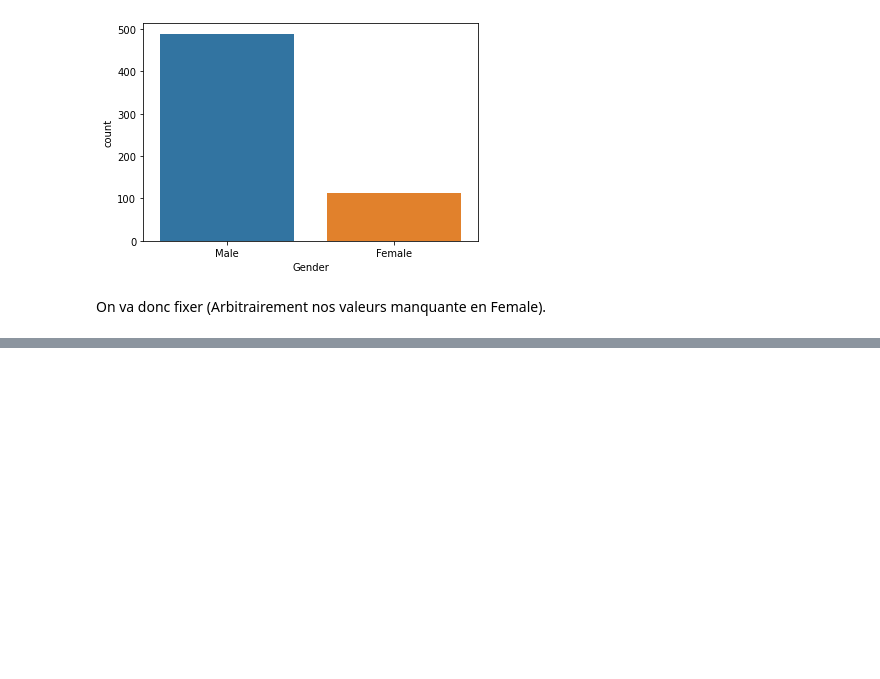
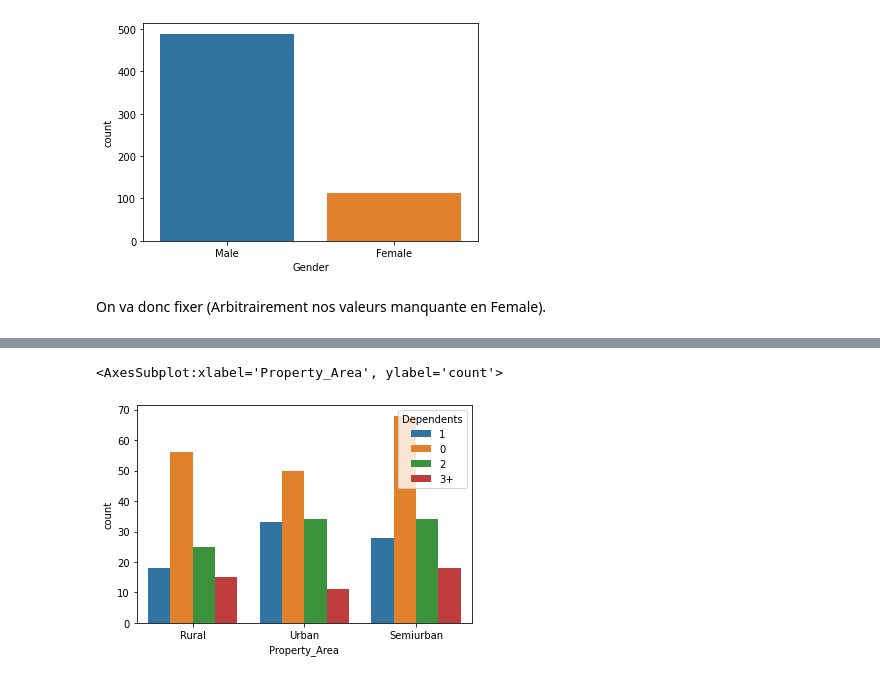
Before and after one commit to Gfeuillas/finance_project, a Jupyter notebook: Projet Finance.ipynb, the cells around one changed output, grey strips where cells are left out. Drawn from its saved outputs; the diff is of its cells as text; code cells hidden in the pictures; blank space fills up the shorter version.

```diff
--- a/Projet Finance.ipynb
+++ b/Projet Finance.ipynb
@@ -408,0 +491,2 @@ AttributeError: 'Series' object has no attribute 'Gender'
+# %%
+df_cln2=df_cln1.copy()
@@ -408,0 +495,2 @@ AttributeError: 'Series' object has no attribute 'Gender'
+# %%
+df_cln2.Dependents.loc[((df_cln2.Dependents.isnull())&(df_cln2.Married == "No"))]="0"
@@ -408,0 +511,7 @@ AttributeError: 'Series' object has no attribute 'Gender'
+# %%
+#Partons du postulats que les gens marrié vivant à la campagne sont plus enclin à faire des enfants.
+sns.countplot(hue="Dependents", x="Property_Area", data=df_cln2.loc[df_cln2['Married']=="Yes"])
+#C'est assez peu concluant.
+# %% [output]
+<AxesSubplot:xlabel='Property_Area', ylabel='count'>
+[figure, added]
```
Also changed, not shown: parts of 20 cells of this notebook.
